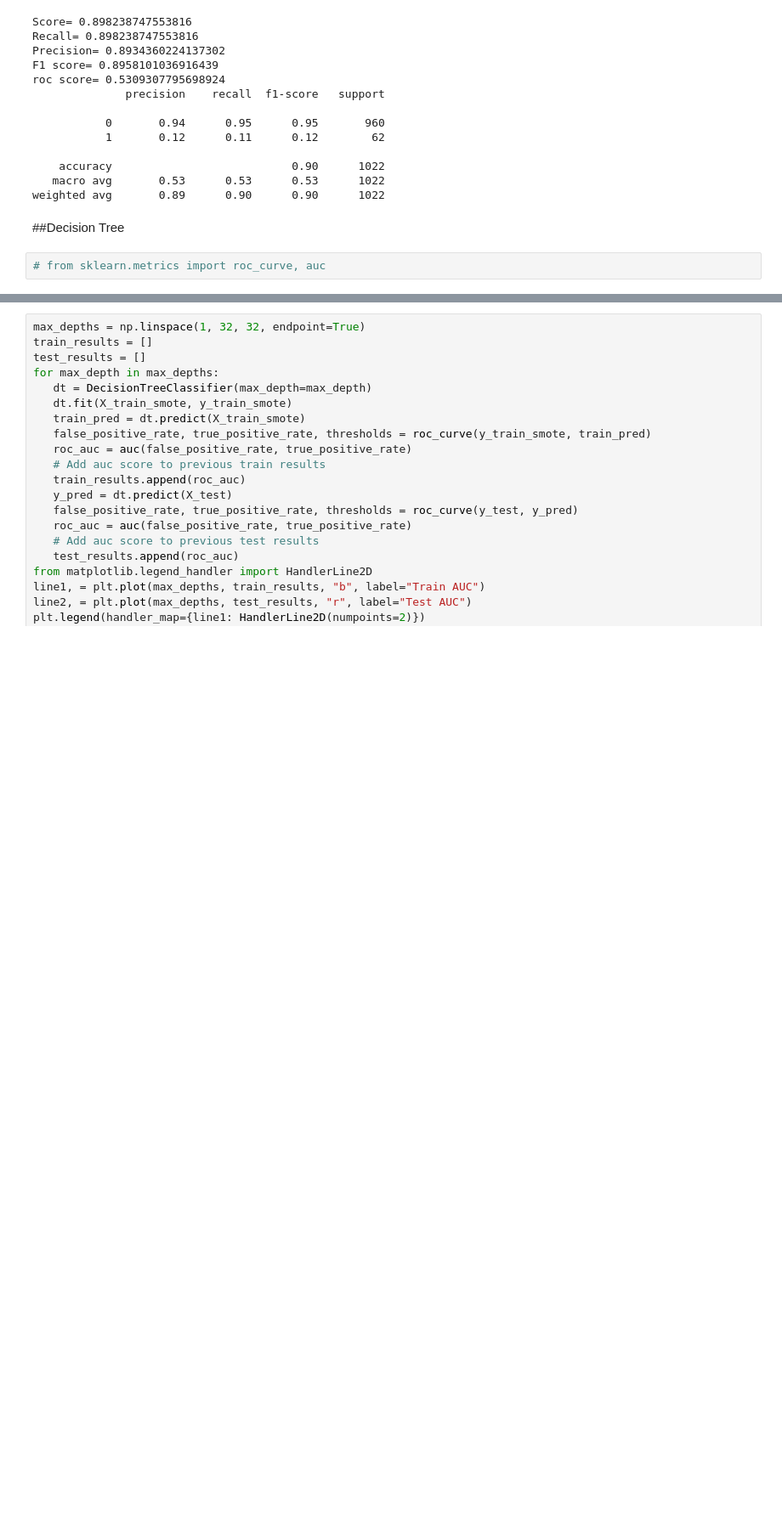
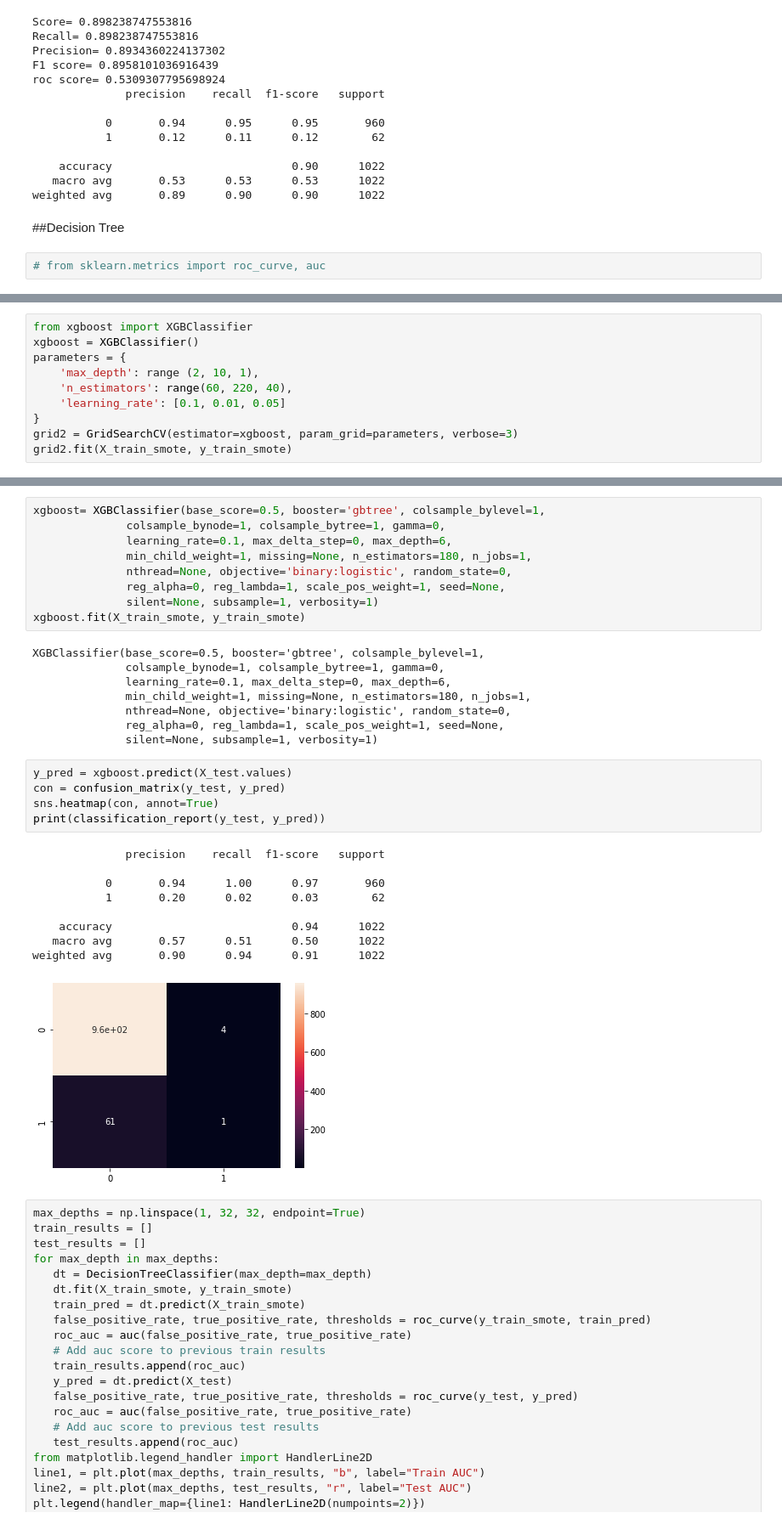
Before and after one commit to mihir3030/google-colab, a Jupyter notebook: Machine_Learning_Heart_Stroke_Predcition.ipynb, the cells around one changed output, grey strips where cells are left out. Shown at 85% size. Drawn from its saved outputs; the diff is of its cells as text; blank space fills up the shorter version.

```diff
--- a/Machine_Learning_Heart_Stroke_Predcition.ipynb
+++ b/Machine_Learning_Heart_Stroke_Predcition.ipynb
@@ -923,0 +982,10 @@ weighted avg       0.89      0.90      0.90      1022
+# %%
+from xgboost import XGBClassifier
+xgboost = XGBClassifier()
+parameters = {
+    'max_depth': range (2, 10, 1),
+    'n_estimators': range(60, 220, 40),
+    'learning_rate': [0.1, 0.01, 0.05]
+}
+grid2 = GridSearchCV(estimator=xgboost, param_grid=parameters, verbose=3)
+grid2.fit(X_train_smote, y_train_smote)
@@ -924,3 +1051,35 @@ weighted avg       0.89      0.90      0.90      1022
+# %%
+xgboost= XGBClassifier(base_score=0.5, booster='gbtree', colsample_bylevel=1,
+              colsample_bynode=1, colsample_bytree=1, gamma=0,
+              learning_rate=0.1, max_delta_step=0, max_depth=6,
+              min_child_weight=1, missing=None, n_estimators=180, n_jobs=1,
+              nthread=None, objective='binary:logistic', random_state=0,
+              reg_alpha=0, reg_lambda=1, scale_pos_weight=1, seed=None,
+              silent=None, subsample=1, verbosity=1)
+xgboost.fit(X_train_smote, y_train_smote)
+# %% [output]
+XGBClassifier(base_score=0.5, booster='gbtree', colsample_bylevel=1,
+              colsample_bynode=1, colsample_bytree=1, gamma=0,
+              learning_rate=0.1, max_delta_step=0, max_depth=6,
+              min_child_weight=1, missing=None, n_estimators=180, n_jobs=1,
+              nthread=None, objective='binary:logistic', random_state=0,
+              reg_alpha=0, reg_lambda=1, scale_pos_weight=1, seed=None,
+              silent=None, subsample=1, verbosity=1)
+# %%
+y_pred = xgboost.predict(X_test.values)
+con = confusion_matrix(y_test, y_pred)
+sns.heatmap(con, annot=True)
+print(classification_report(y_test, y_pred))
+# %% [output]
+              precision    recall  f1-score   support
+
+           0       0.94      1.00      0.97       960
+           1       0.20      0.02      0.03        62
+
+    accuracy                           0.94      1022
+   macro avg       0.57      0.51      0.50      1022
+weighted avg       0.90      0.94      0.91      1022
+[figure, added]
 # %%
 max_depths = np.linspace(1, 32, 32, endpoint=True)
 train_results = []
```
Also changed, not shown: parts of 11 cells of this notebook.
